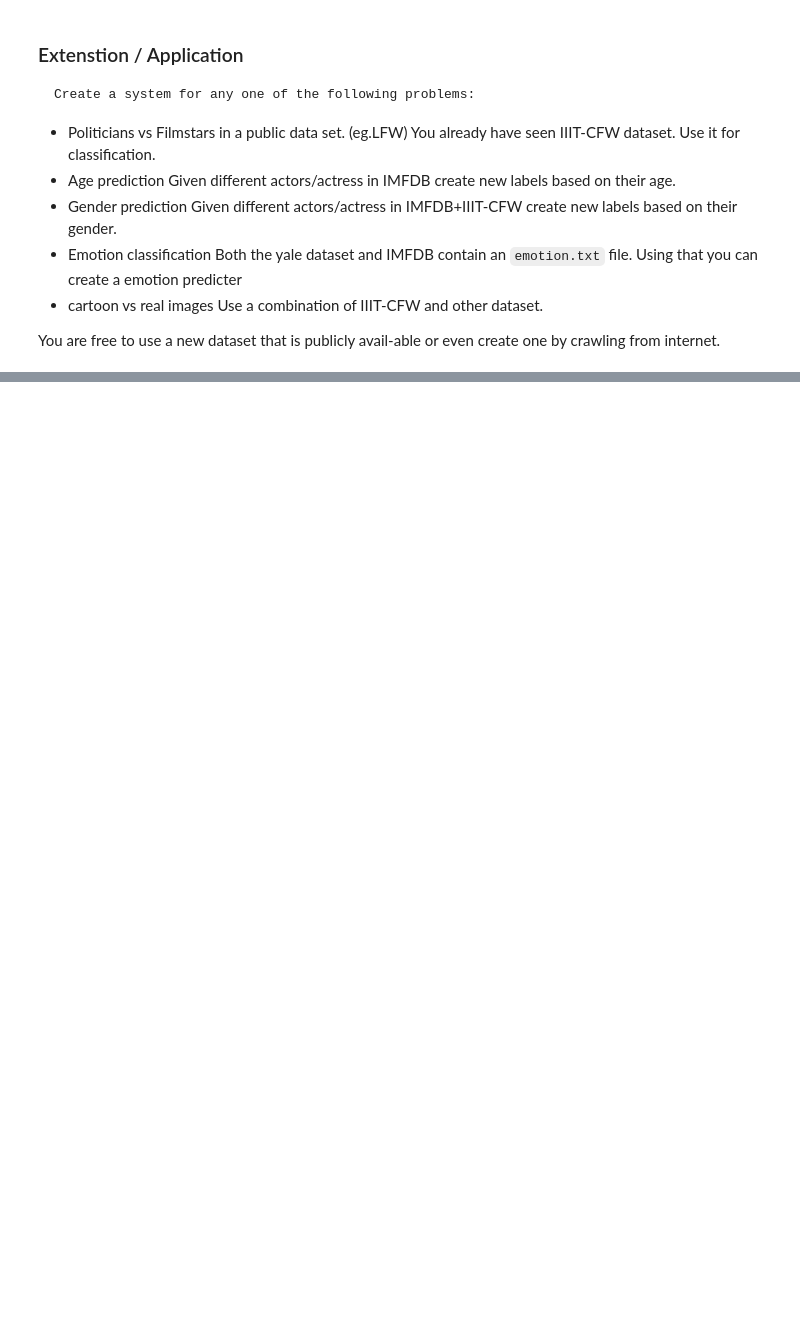
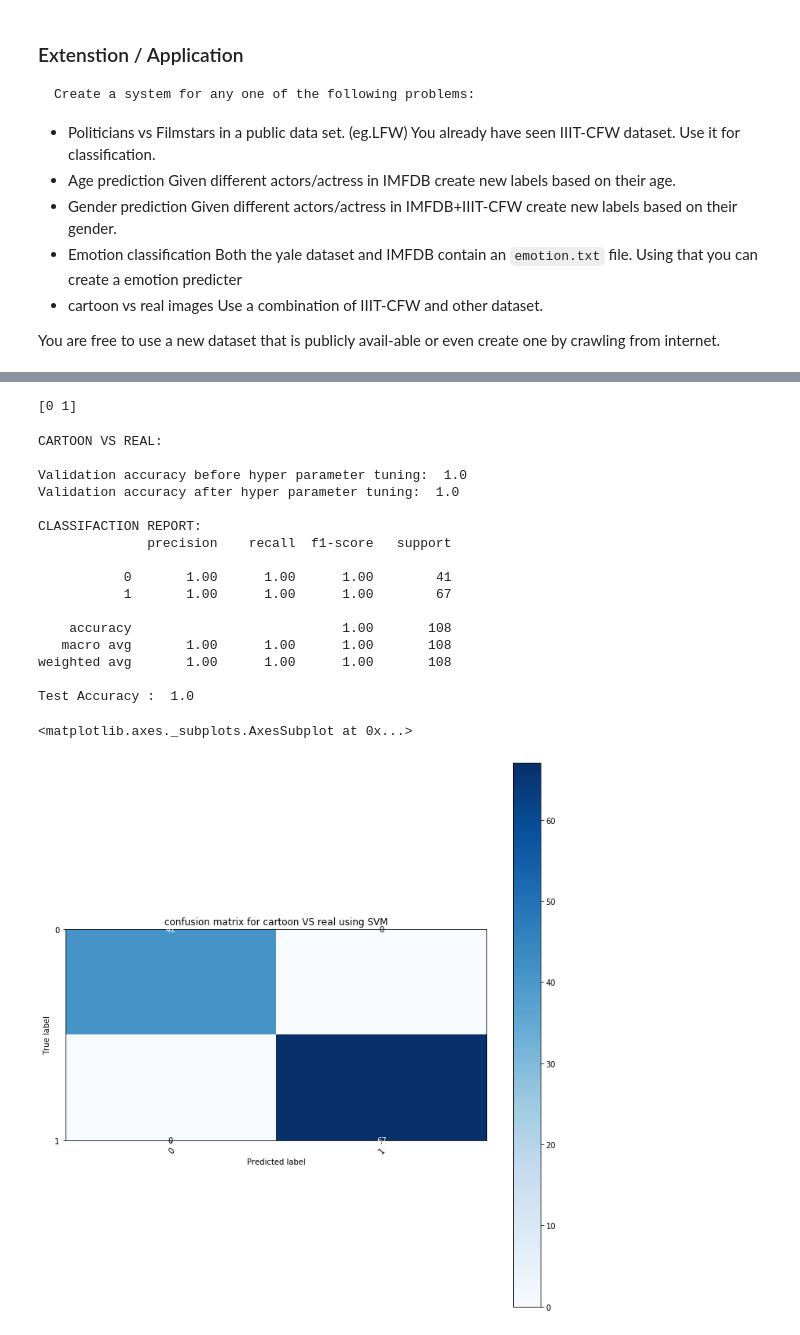
Before and after one commit to niveditarufus/SMAI-Homeworks, a Jupyter notebook: Assignments/2019702002-Copy1.ipynb, the cells around one changed output, grey strips where cells are left out. Cells and saved outputs as stored; diff of their text form; code cells hidden in the pictures; blank space fills up the shorter version.

```diff
--- a/Assignments/2019702002-Copy1.ipynb
+++ b/Assignments/2019702002-Copy1.ipynb
@@ -1595,18 +1739,23 @@ plt.show()
 # %%
 names = np.unique(labels)
 print(names)
-#splitting data into train, test, validaton sets
-train1, X_test1, train_labels, y_test1 = train_test_split( data, labels, test_size=0.10, random_state=42)
+data_lda = get_lda(data,labels,2)
+# X_train1, X_test1, y_train1, y_test1 = train_test_split( data_lda, y_yale, test_size=0.10, random_state=42)
+# X_train1, X_val1, y_train1, y_val1 = train_test_split( data_lda, y_yale, test_size=0.20, random_state=42)
+# #splitting data into train, test, validaton sets
+train1, X_test1, train_labels, y_test1 = train_test_split( data_lda, labels, test_size=0.10, random_state=42)
 X_train1, X_val1, y_train1, y_val1 = train_test_split( train1, train_labels, test_size=0.40, random_state=19)
+# %% [output]
+[0 1]
 # %%
 # Define your features
 #getting principal components with PCA
 
-pca = PCA(400)
-pca.fit(X_train1)
-X_train_pca1 = pca.transform(X_train1)
-X_test_pca1 = pca.transform(X_test1)
-X_val_pca1 = pca.transform(X_val1)
+# pca = PCA(400)
+# pca.fit(X_train1)
+# X_train_pca1 = pca.transform(X_train1)
+# X_test_pca1 = pca.transform(X_test1)
+# X_val_pca1 = pca.transform(X_val1)
 # %%
 # Create your classifier
 class CartoonVSreal(SVC):
@@ -1618,39 +1767,58 @@ class CartoonVSreal(SVC):
         verification_results = np.ones(y.shape, dtype=bool)
         prediction = self.predict(X)
         i = 0
         for x, pred, label in zip(X, prediction, y):
             if pred != label:
                 verification_results[i] = False
             i +=1
 
         return verification_results, prediction
 
     def train(self,X_train,y_train):
         self = self.fit(X_train,y_train)
 
     def validate(self,X_validate,y_validate):
         param_grid = {'C': [1e3, 5e3, 1e4, 5e4, 1e5, 1, 10,0.1,0.001],
               'gamma': [0.0001, 0.0005, 0.001, 0.005, 0.01, 0.1]}
         self = GridSearchCV(SVC(kernel='linear', class_weight='balanced'), param_grid).fit(X_validate,y_validate)
 #         print(self.best_estimator_)
         return
 print("CARTOON VS REAL:\n")
 clf = CartoonVSreal(k='linear', cw = 'balanced', c = 1, d = 3, g = 0.1)
-clf.train(X_train_pca1, y_train1)
-results,val1 = clf.classify(X_val_pca1,y_val1)
+clf.train(X_train1, y_train1)
+results,val1 = clf.classify(X_val1,y_val1)
 print("Validation accuracy before hyper parameter tuning: ",test_accuracy(y_val1,val1))
 
-clf.validate(X_val_pca1, y_val1)
-clf.train(X_val_pca1, y_val1)
-results,val1 = clf.classify(X_val_pca1,y_val1)
+clf.validate(X_val1, y_val1)
+clf.train(X_val1, y_val1)
+results,val1 = clf.classify(X_val1,y_val1)
 print("Validation accuracy after hyper parameter tuning: ",test_accuracy(y_val1,val1))
 
-results, y_pred1 = clf.classify(X_test_pca1,y_test1)
+results, y_pred1 = clf.classify(X_test1,y_test1)
 print('\nCLASSIFACTION REPORT: ')
 print(report_of_classifiaction(y_test1, y_pred1))
 print("Test Accuracy : ", test_accuracy(y_test1, y_pred1))
 
 plot_confusion_matrix(y_test1, y_pred1, names, title = 'confusion matrix for cartoon VS real using SVM')
+# %% [output]
+CARTOON VS REAL:
+
+Validation accuracy before hyper parameter tuning:  1.0
+Validation accuracy after hyper parameter tuning:  1.0
+
+CLASSIFACTION REPORT:
+              precision    recall  f1-score   support
+
+           0       1.00      1.00      1.00        41
+           1       1.00      1.00      1.00        67
+
+    accuracy                           1.00       108
+   macro avg       1.00      1.00      1.00       108
+weighted avg       1.00      1.00      1.00       108
+
+Test Accuracy :  1.0
+<matplotlib.axes._subplots.AxesSubplot at 0x...>
+[figure, added]
 # %%
 # Show qualitative results such as accuracy, k-fold validation, TSNE/PCA/Isomap plots, etc.
 from sklearn import manifold
```
Also changed, not shown: parts of 12 cells of this notebook.
